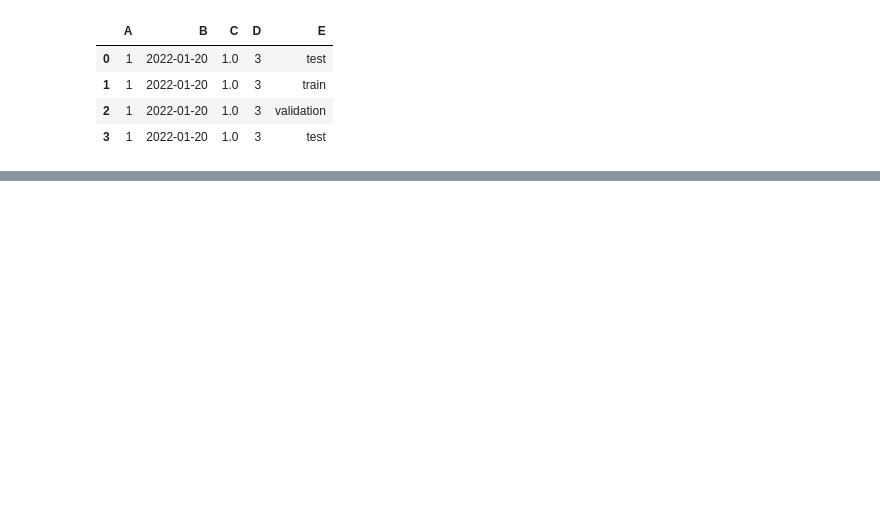
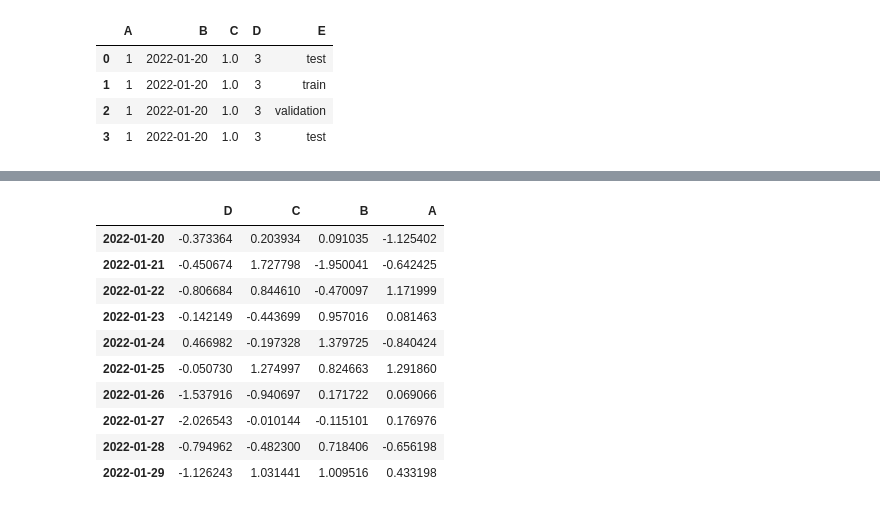
Before and after one commit to sartajbalti/Python_ka_Chilla, a Jupyter notebook: SartajAhmedPythokChilla/Fist VS jyupter.ipynb, the cells around one changed output, grey strips where cells are left out. Cells and saved outputs as stored; diff of their text form; code cells hidden in the pictures; blank space fills up the shorter version.

```diff
--- a/SartajAhmedPythokChilla/Fist VS jyupter.ipynb
+++ b/SartajAhmedPythokChilla/Fist VS jyupter.ipynb
@@ -50,0 +60,14 @@ df2
+# %%
+df.sort_index(axis=1, ascending=False)
+# %% [output]
+|  | D | C | B | A |
+| 2022-01-20 | -0.373364 | 0.203934 | 0.091035 | -1.125402 |
+| 2022-01-21 | -0.450674 | 1.727798 | -1.950041 | -0.642425 |
+| 2022-01-22 | -0.806684 | 0.844610 | -0.470097 | 1.171999 |
+| 2022-01-23 | -0.142149 | -0.443699 | 0.957016 | 0.081463 |
+| 2022-01-24 | 0.466982 | -0.197328 | 1.379725 | -0.840424 |
+| 2022-01-25 | -0.050730 | 1.274997 | 0.824663 | 1.291860 |
+| 2022-01-26 | -1.537916 | -0.940697 | 0.171722 | 0.069066 |
+| 2022-01-27 | -2.026543 | -0.010144 | -0.115101 | 0.176976 |
+| 2022-01-28 | -0.794962 | -0.482300 | 0.718406 | -0.656198 |
+| 2022-01-29 | -1.126243 | 1.031441 | 1.009516 | 0.433198 |
```
Also changed, not shown: parts of 13 cells of this notebook, 3 other files.
